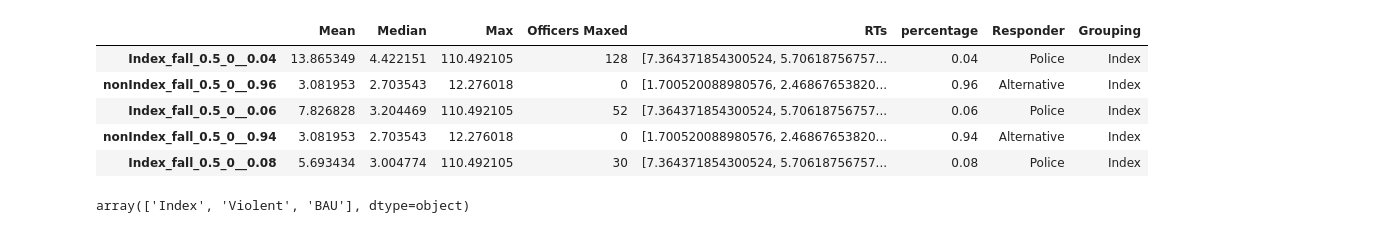
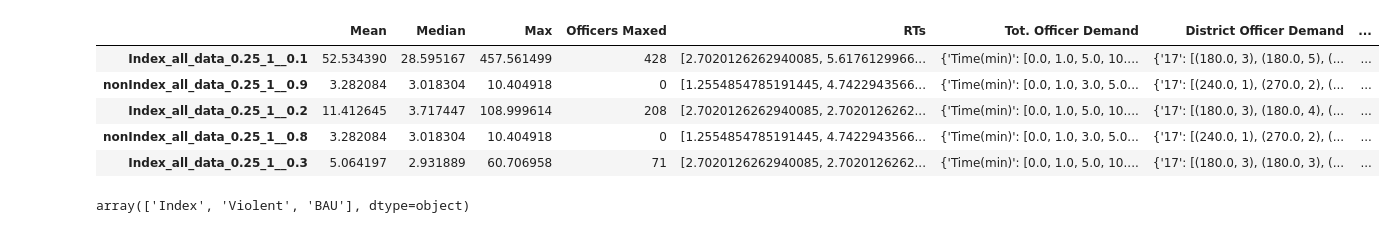
Before and after one commit to callieclark/response-time-project, a Jupyter notebook: Plot_Generator.ipynb, the cells around one changed output. Saved outputs shown, nothing was run; the diff lists cells and outputs as text; code cells hidden in the pictures.

```diff
--- a/Plot_Generator.ipynb
+++ b/Plot_Generator.ipynb
@@ -7,16 +7,16 @@ import json
 import warnings
 warnings.filterwarnings("ignore")
 # %%
-df=pd.read_csv('Chicago_Data/RT_Data_v3.csv',index_col=0)
+df=pd.read_csv('Chicago_Data/RT_Data_vTEST.csv',index_col=0)
 df.rename(columns={'Reponder':'Responder'},inplace=True)
 df.head()
 # %% [output]
-|  | Mean | Median | Max | Officers Maxed | RTs | percentage | Responder | Grouping |
-| Index_fall_0.5_0__0.04 | 13.865349 | 4.422151 | 110.492105 | 128 | [7.364371854300524, 5.70618756757... | 0.04 | Police | Index |
-| nonIndex_fall_0.5_0__0.96 | 3.081953 | 2.703543 | 12.276018 | 0 | [1.700520088980576, 2.46867653820... | 0.96 | Alternative | Index |
-| Index_fall_0.5_0__0.06 | 7.826828 | 3.204469 | 110.492105 | 52 | [7.364371854300524, 5.70618756757... | 0.06 | Police | Index |
-| nonIndex_fall_0.5_0__0.94 | 3.081953 | 2.703543 | 12.276018 | 0 | [1.700520088980576, 2.46867653820... | 0.94 | Alternative | Index |
-| Index_fall_0.5_0__0.08 | 5.693434 | 3.004774 | 110.492105 | 30 | [7.364371854300524, 5.70618756757... | 0.08 | Police | Index |
+|  | Mean | Median | Max | Officers Maxed | RTs | Tot. Officer Demand | District Officer Demand | ... |
+| Index_all_data_0.25_1__0.1 | 52.534390 | 28.595167 | 457.561499 | 428 | [2.7020126262940085, 5.6176129966... | {'Time(min)': [0.0, 1.0, 5.0, 10.... | {'17': [(180.0, 3), (180.0, 5), (... | ... |
+| nonIndex_all_data_0.25_1__0.9 | 3.282084 | 3.018304 | 10.404918 | 0 | [1.2554854785191445, 4.7422943566... | {'Time(min)': [0.0, 1.0, 3.0, 5.0... | {'17': [(240.0, 1), (270.0, 2), (... | ... |
+| Index_all_data_0.25_1__0.2 | 11.412645 | 3.717447 | 108.999614 | 208 | [2.7020126262940085, 2.7020126262... | {'Time(min)': [0.0, 1.0, 5.0, 10.... | {'17': [(180.0, 3), (180.0, 4), (... | ... |
+| nonIndex_all_data_0.25_1__0.8 | 3.282084 | 3.018304 | 10.404918 | 0 | [1.2554854785191445, 4.7422943566... | {'Time(min)': [0.0, 1.0, 3.0, 5.0... | {'17': [(240.0, 1), (270.0, 2), (... | ... |
+| Index_all_data_0.25_1__0.3 | 5.064197 | 2.931889 | 60.706958 | 71 | [2.7020126262940085, 2.7020126262... | {'Time(min)': [0.0, 1.0, 5.0, 10.... | {'17': [(180.0, 3), (180.0, 3), (... | ... |
 # %%
 df['Grouping'].unique()
 # %% [output]
```
Also changed, not shown: parts of 13 cells of this notebook, 1 other file.
